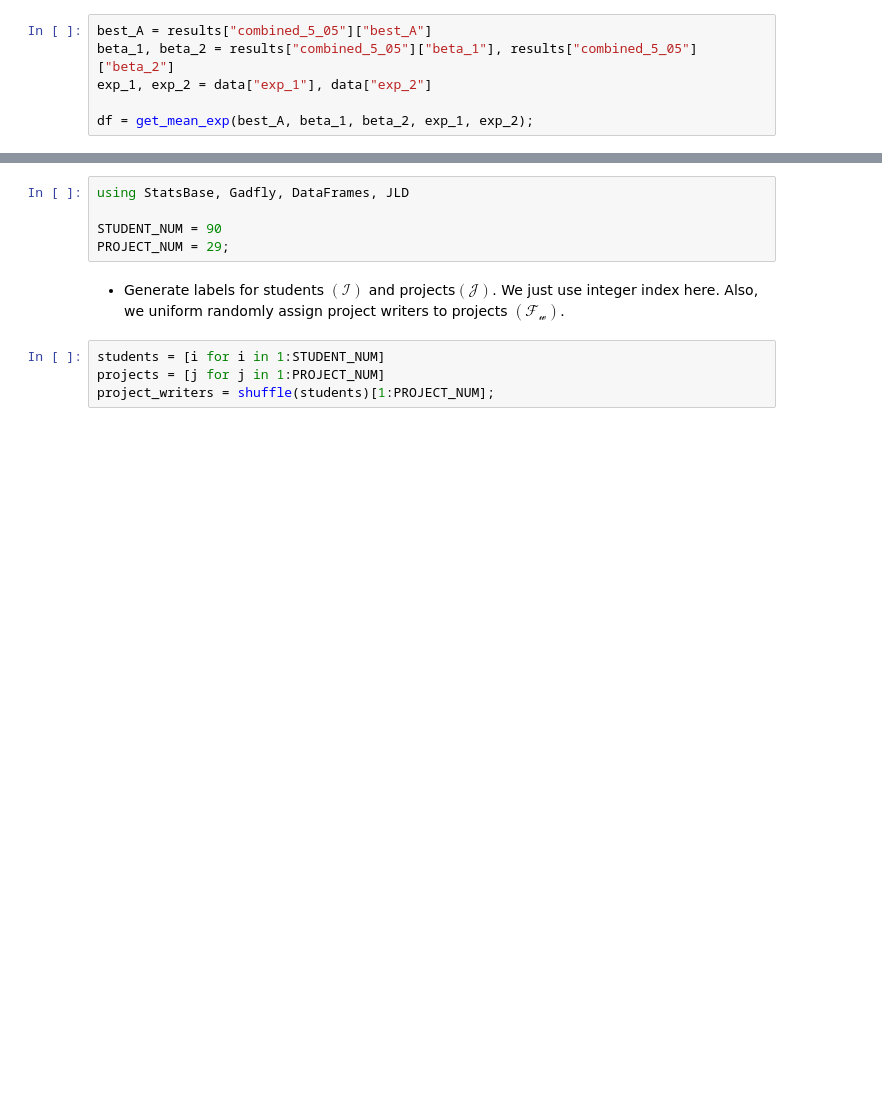
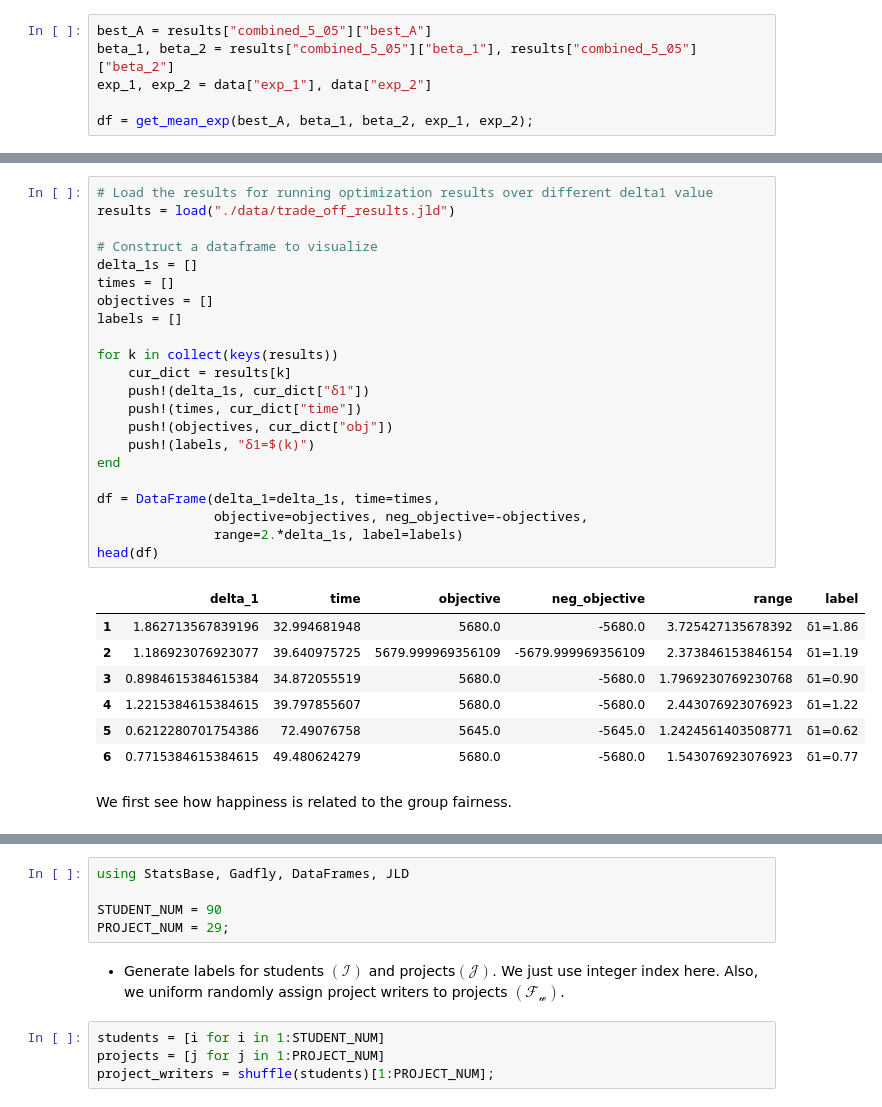
Before and after one commit to xiaohk/CS524-Group-Assignment-Optimization, a Jupyter notebook: project.ipynb, the cells around one changed output, grey strips where cells are left out. Saved outputs shown, nothing was run; the diff lists cells and outputs as text; blank space fills up the shorter version.

```diff
--- a/project.ipynb
+++ b/project.ipynb
@@ -823,0 +888,32 @@ Dict{Any,Any} with 4 entries:
+# %%
+# Load the results for running optimization results over different delta1 value
+results = load("./data/trade_off_results.jld")
+
+# Construct a dataframe to visualize
+delta_1s = []
+times = []
+objectives = []
+labels = []
+
+for k in collect(keys(results))
+    cur_dict = results[k]
+    push!(delta_1s, cur_dict["δ1"])
+    push!(times, cur_dict["time"])
+    push!(objectives, cur_dict["obj"])
+    push!(labels, "δ1=$(k)")
+end
+
+df = DataFrame(delta_1=delta_1s, time=times,
+               objective=objectives, neg_objective=-objectives,
+               range=2.*delta_1s, label=labels)
+head(df)
+# %% [output]
+|  | delta_1 | time | objective | neg_objective | range | label |
+| 1 | 1.862713567839196 | 32.994681948 | 5680.0 | -5680.0 | 3.725427135678392 | δ1=1.86 |
+| 2 | 1.186923076923077 | 39.640975725 | 5679.999969356109 | -5679.999969356109 | 2.373846153846154 | δ1=1.19 |
+| 3 | 0.8984615384615384 | 34.872055519 | 5680.0 | -5680.0 | 1.7969230769230768 | δ1=0.90 |
+| 4 | 1.2215384615384615 | 39.797855607 | 5680.0 | -5680.0 | 2.443076923076923 | δ1=1.22 |
+| 5 | 0.6212280701754386 | 72.49076758 | 5645.0 | -5645.0 | 1.2424561403508771 | δ1=0.62 |
+| 6 | 0.7715384615384615 | 49.480624279 | 5680.0 | -5680.0 | 1.543076923076923 | δ1=0.77 |
+# %% [markdown]
+We first see how happiness is related to the group fairness.
```
Also changed, not shown: parts of 23 cells of this notebook, 9 other files.
